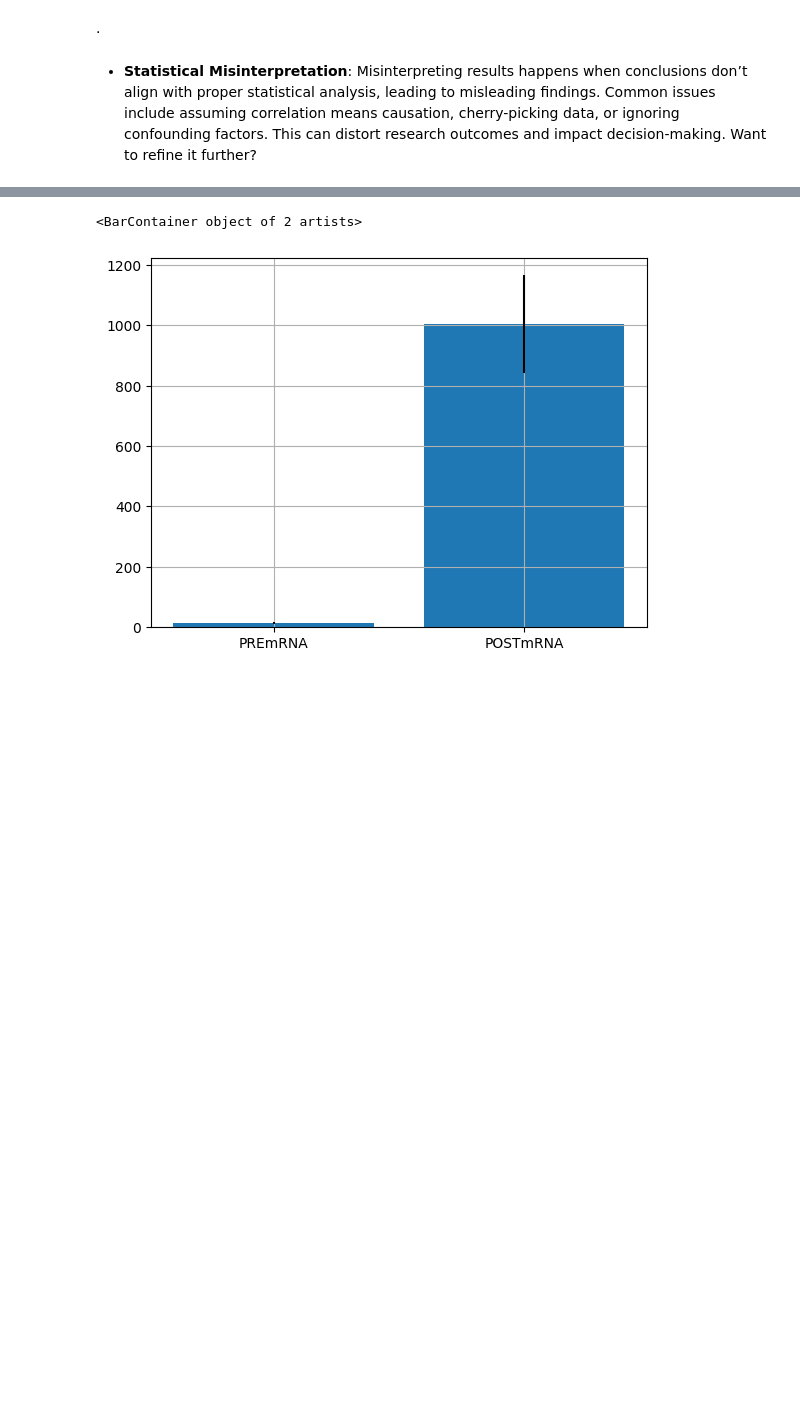
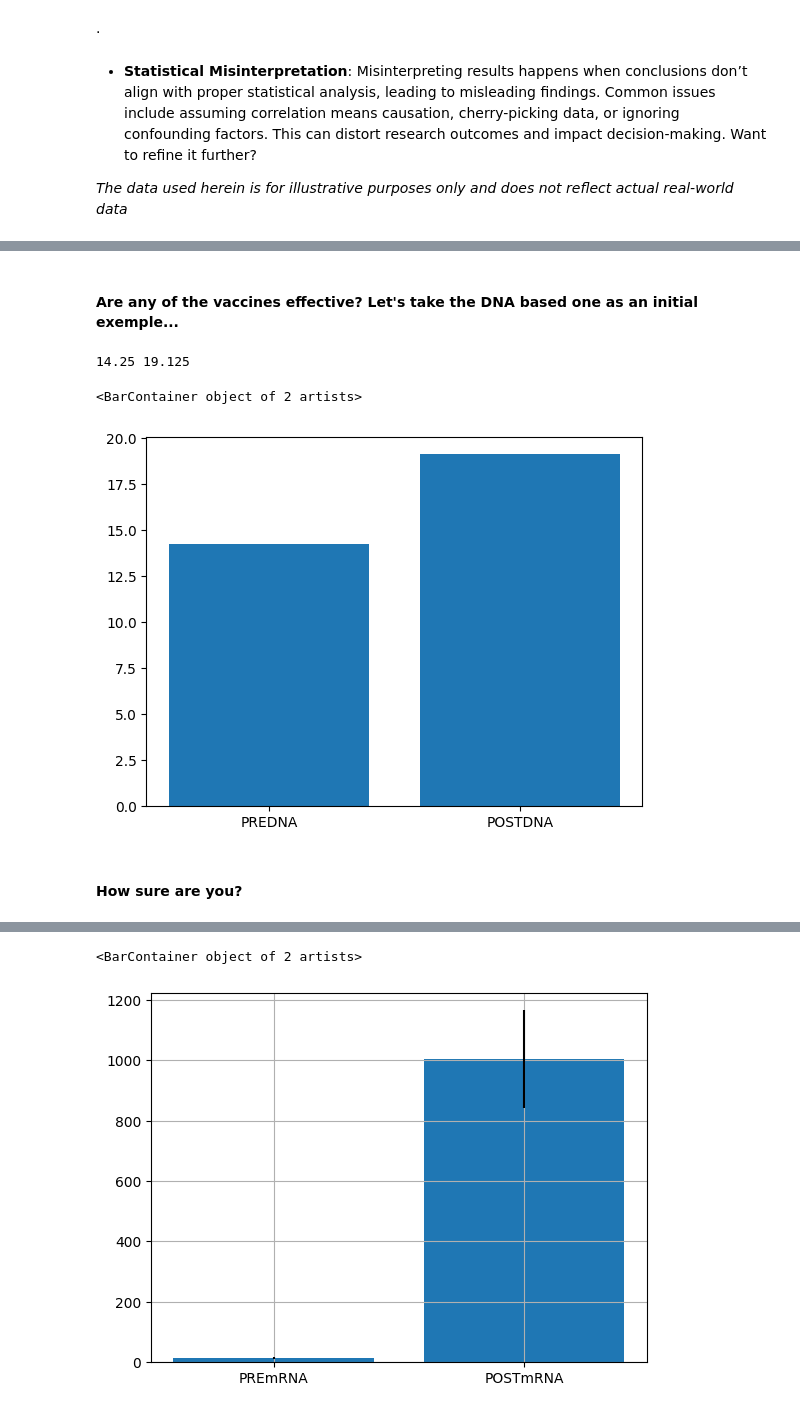
Before and after one commit to lcbjrrr/algojust, a Jupyter notebook: NB03_statsMiss.ipynb, the cells around one changed output, grey strips where cells are left out. Saved outputs shown, nothing was run; the diff lists cells and outputs as text; code cells hidden in the pictures; blank space fills up the shorter version.

```diff
--- a/NB03_statsMiss.ipynb
+++ b/NB03_statsMiss.ipynb
@@ -4,5 +4,8 @@
 .
 # %% [markdown]
 - **Statistical Misinterpretation**: Misinterpreting results happens when conclusions don’t align with proper statistical analysis, leading to misleading findings. Common issues include assuming correlation means causation, cherry-picking data, or ignoring confounding factors. This can distort research outcomes and impact decision-making. Want to refine it further?
+
+
+*The data used herein is for illustrative purposes only and does not reflect actual real-world data*
 # %%
 import pandas as pd
@@ -12,3 +16,19 @@ df.head(2)
 |  | PREmRNA | POSTmRNA | PlacebomRNA | PREVector | POSTVector | PlaceboVector | PREProtein | POSTProtein | ... |
 | 0 | 40 | 660 | 0 | 40 | 330.0 | 0 | 40 | 220 | ... |
 | 1 | 40 | 150 | 1 | 40 | 75.0 | 1 | 40 | 50 | ... |
+# %% [markdown]
+#### Are any of the vaccines effective? Let's take the DNA based one as an initial exemple...
+# %%
+df_non_placebo = df[df['PlaceboDNA'] == 0].copy()
+avg_prem = df_non_placebo['PreDNA'].mean()
+avg_postm = df_non_placebo['PostDNA'].mean()
+sem_prem = df_non_placebo['PreDNA'].sem()
+sem_postm = df_non_placebo['PostDNA'].sem()
+print(avg_prem,avg_postm)
+plt.bar(['PREDNA', 'POSTDNA'], [avg_prem, avg_postm] )
+# %% [output]
+14.25 19.125
+<BarContainer object of 2 artists>
+[figure, added]
+# %% [markdown]
+#### How sure are you?
```
Also changed, not shown: parts of 21 cells of this notebook.
